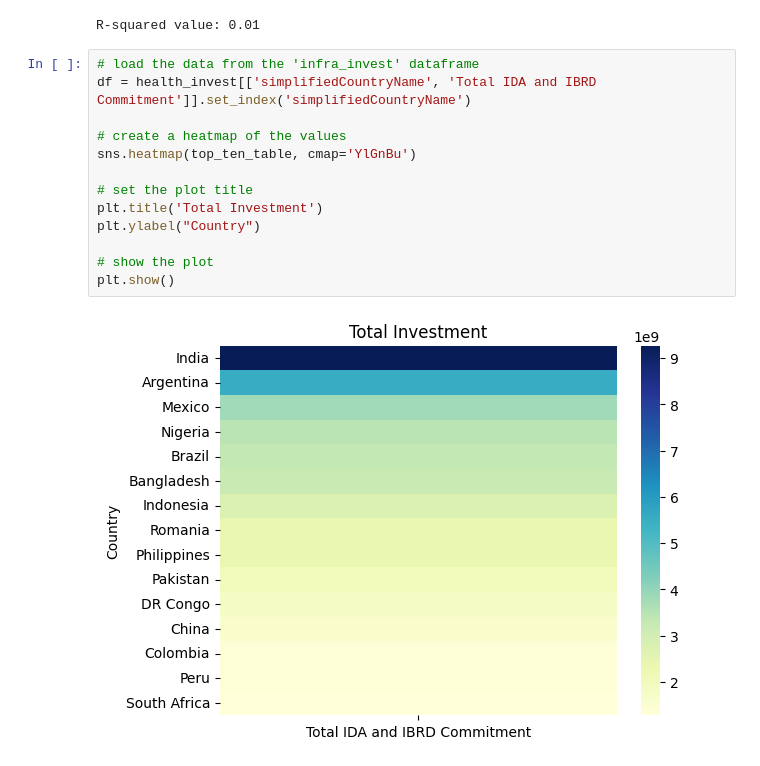
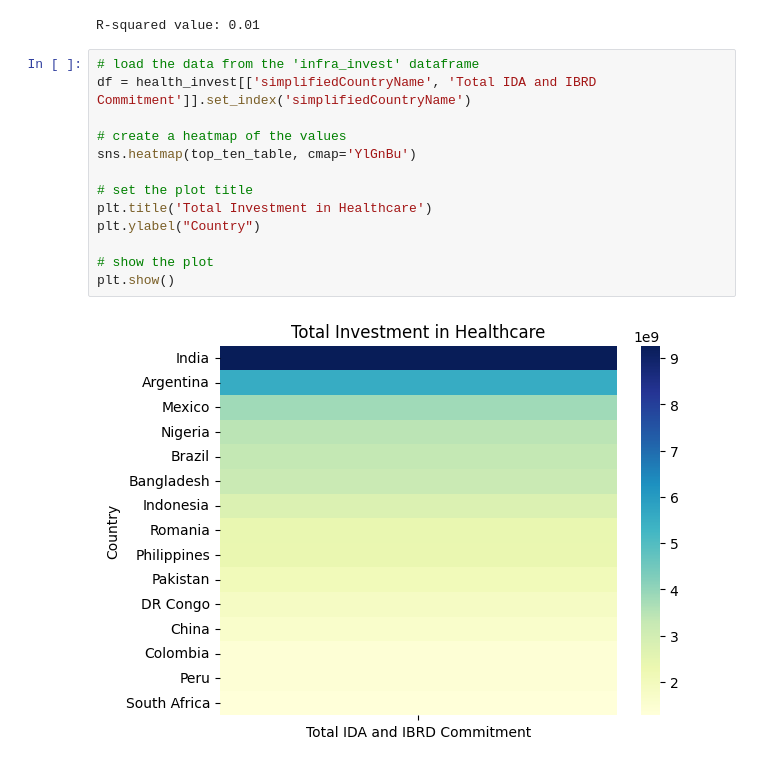
Before and after one commit to ababber19/SWUH, a Jupyter notebook: Phase_1_Graphs.ipynb, the cells around one changed output. Cells and saved outputs as stored; diff of their text form.

```diff
--- a/Phase_1_Graphs.ipynb
+++ b/Phase_1_Graphs.ipynb
@@ -498,15 +524,15 @@ R-squared value: 0.01
 # %%
 # load the data from the 'infra_invest' dataframe
 df = health_invest[['simplifiedCountryName', 'Total IDA and IBRD Commitment']].set_index('simplifiedCountryName')
 
 # create a heatmap of the values
 sns.heatmap(top_ten_table, cmap='YlGnBu')
 
 # set the plot title
-plt.title('Total Investment')
+plt.title('Total Investment in Healthcare')
 plt.ylabel("Country")
 
 # show the plot
 plt.show()
 # %% [output]
-[figure, old version]
+[figure, new version]
```
Also changed, not shown: parts of 4 cells of this notebook.
